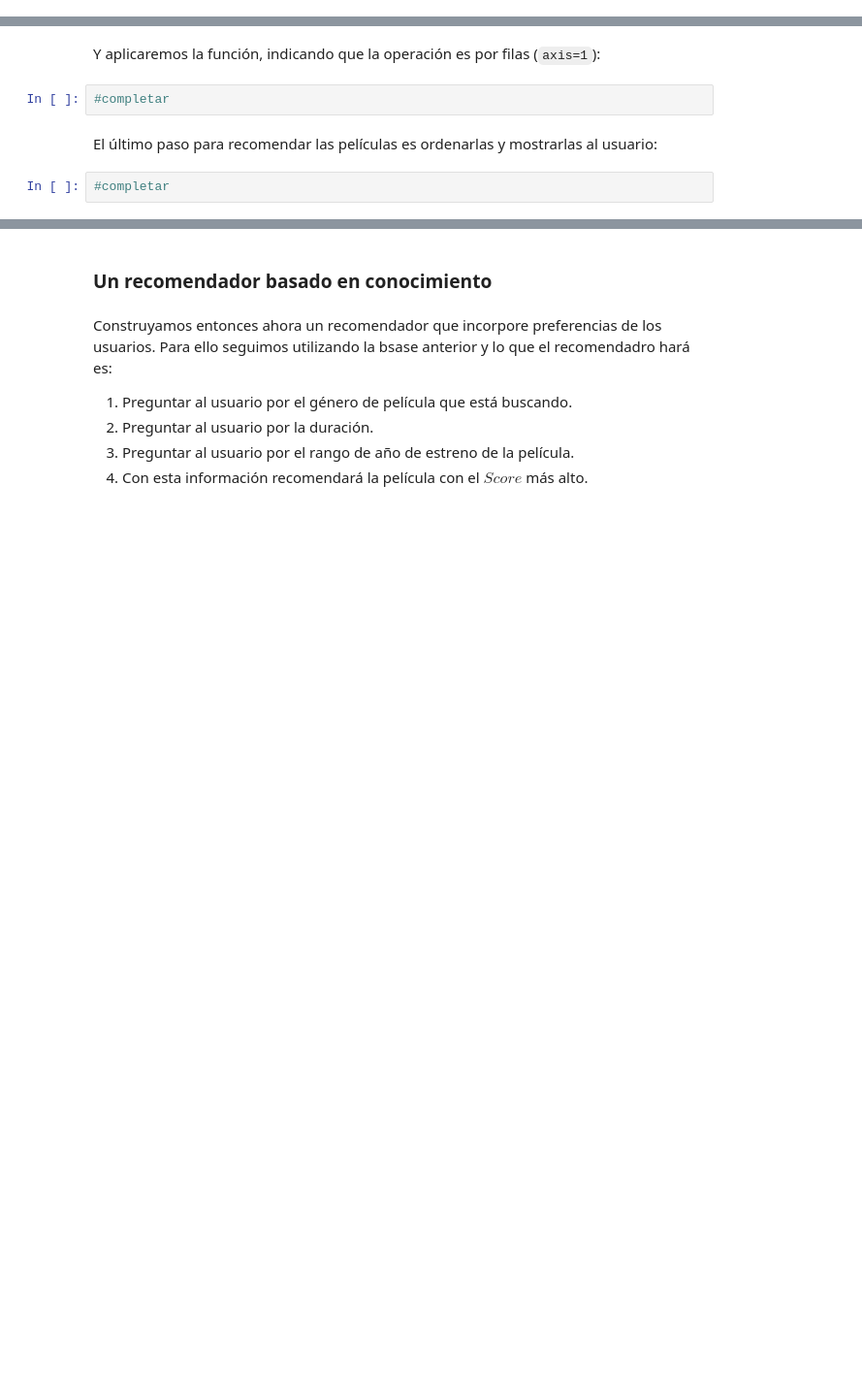
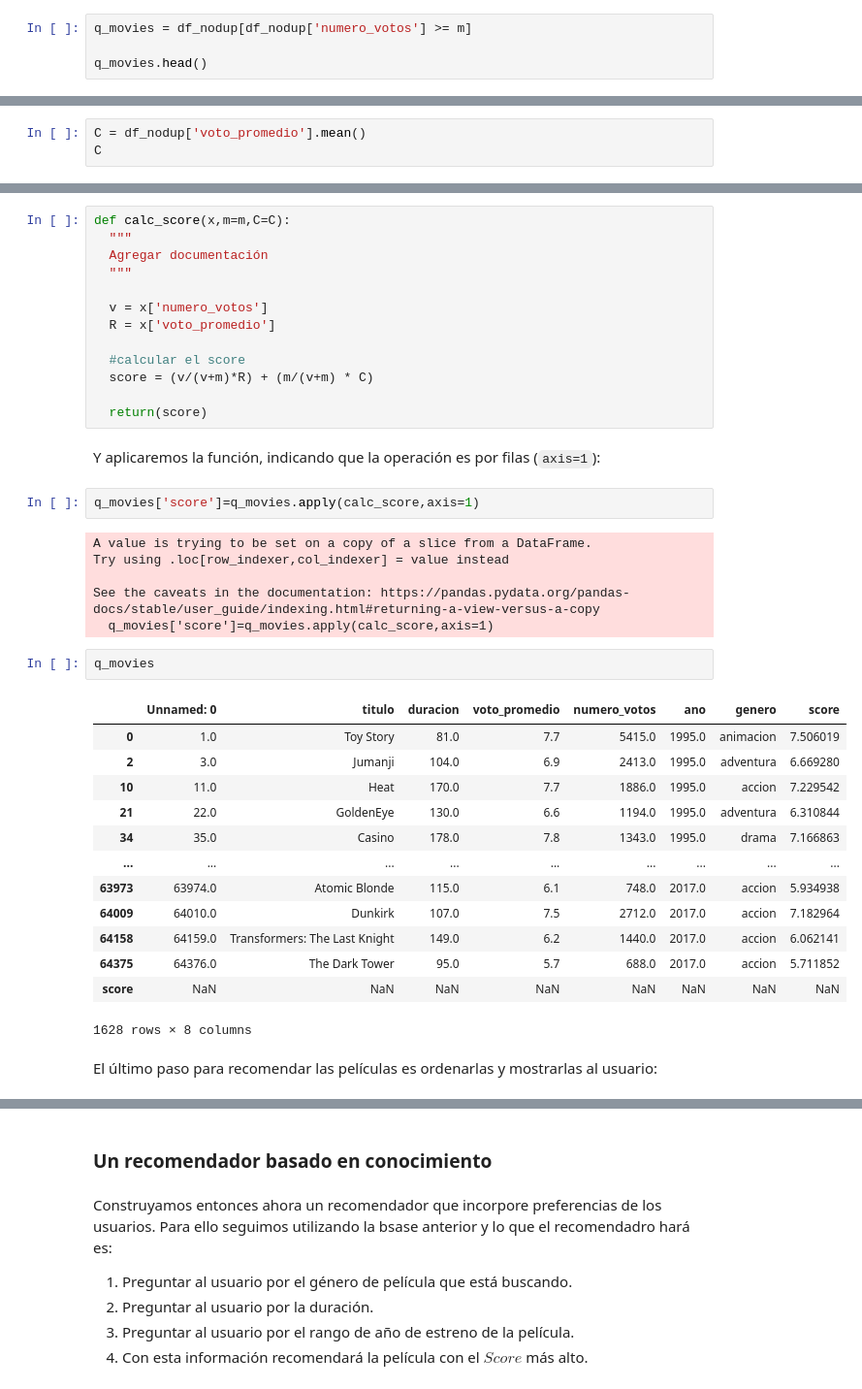
Before and after one commit to ignaciomsarmiento/RecomSystemsLectures, a Jupyter notebook: L02_Knowldege/L02_Knowldege.ipynb, the cells around one changed output, grey strips where cells are left out. Shown at 97% size. Saved outputs shown, nothing was run; the diff lists cells and outputs as text; blank space fills up the shorter version.

```diff
--- a/L02_Knowldege/L02_Knowldege.ipynb
+++ b/L02_Knowldege/L02_Knowldege.ipynb
@@ -588,0 +838,4 @@ Con esto podemos ver  cuáles son las que superaron el mínimo número de votos
+# %%
+q_movies = df_nodup[df_nodup['numero_votos'] >= m]
+
+q_movies.head()
@@ -592,0 +855,3 @@ Vemos que nos quedamos con aproximadamente el 10%, como esperábamos. Calculemos
+# %%
+C = df_nodup['voto_promedio'].mean()
+C
@@ -597,8 +867,41 @@ Con esto podemos calcular entonces nuestro $Score$ para cada película. Para ell
+# %%
+def calc_score(x,m=m,C=C):
+  """
+  Agregar documentación
+  """
+
+  v = x['numero_votos']
+  R = x['voto_promedio']
+
+  #calcular el score
+  score = (v/(v+m)*R) + (m/(v+m) * C)
+
+  return(score)
 # %% [markdown]
 Y aplicaremos la función, indicando que la operación es por filas (`axis=1`):
-# %%
-#completar
+# %%
+q_movies['score']=q_movies.apply(calc_score,axis=1)
+# %% [output]
+A value is trying to be set on a copy of a slice from a DataFrame.
+Try using .loc[row_indexer,col_indexer] = value instead
+
+See the caveats in the documentation: https://pandas.pydata.org/pandas-docs/stable/user_guide/indexing.html#returning-a-view-versus-a-copy
+  q_movies['score']=q_movies.apply(calc_score,axis=1)
+# %%
+q_movies
+# %% [output]
+|  | Unnamed: 0 | titulo | duracion | voto_promedio | numero_votos | ano | genero | score |
+| 0 | 1.0 | Toy Story | 81.0 | 7.7 | 5415.0 | 1995.0 | animacion | 7.506019 |
+| 2 | 3.0 | Jumanji | 104.0 | 6.9 | 2413.0 | 1995.0 | adventura | 6.669280 |
+| 10 | 11.0 | Heat | 170.0 | 7.7 | 1886.0 | 1995.0 | accion | 7.229542 |
+| 21 | 22.0 | GoldenEye | 130.0 | 6.6 | 1194.0 | 1995.0 | adventura | 6.310844 |
+| 34 | 35.0 | Casino | 178.0 | 7.8 | 1343.0 | 1995.0 | drama | 7.166863 |
+| ... | ... | ... | ... | ... | ... | ... | ... | ... |
+| 63973 | 63974.0 | Atomic Blonde | 115.0 | 6.1 | 748.0 | 2017.0 | accion | 5.934938 |
+| 64009 | 64010.0 | Dunkirk | 107.0 | 7.5 | 2712.0 | 2017.0 | accion | 7.182964 |
+| 64158 | 64159.0 | Transformers: The Last Knight | 149.0 | 6.2 | 1440.0 | 2017.0 | accion | 6.062141 |
+| 64375 | 64376.0 | The Dark Tower | 95.0 | 5.7 | 688.0 | 2017.0 | accion | 5.711852 |
+| score | NaN | NaN | NaN | NaN | NaN | NaN | NaN | NaN |
+1628 rows × 8 columns
 # %% [markdown]
 El último paso para recomendar las películas es ordenarlas y mostrarlas al usuario:
-# %%
-#completar
```
Also changed, not shown: parts of 69 cells of this notebook.
